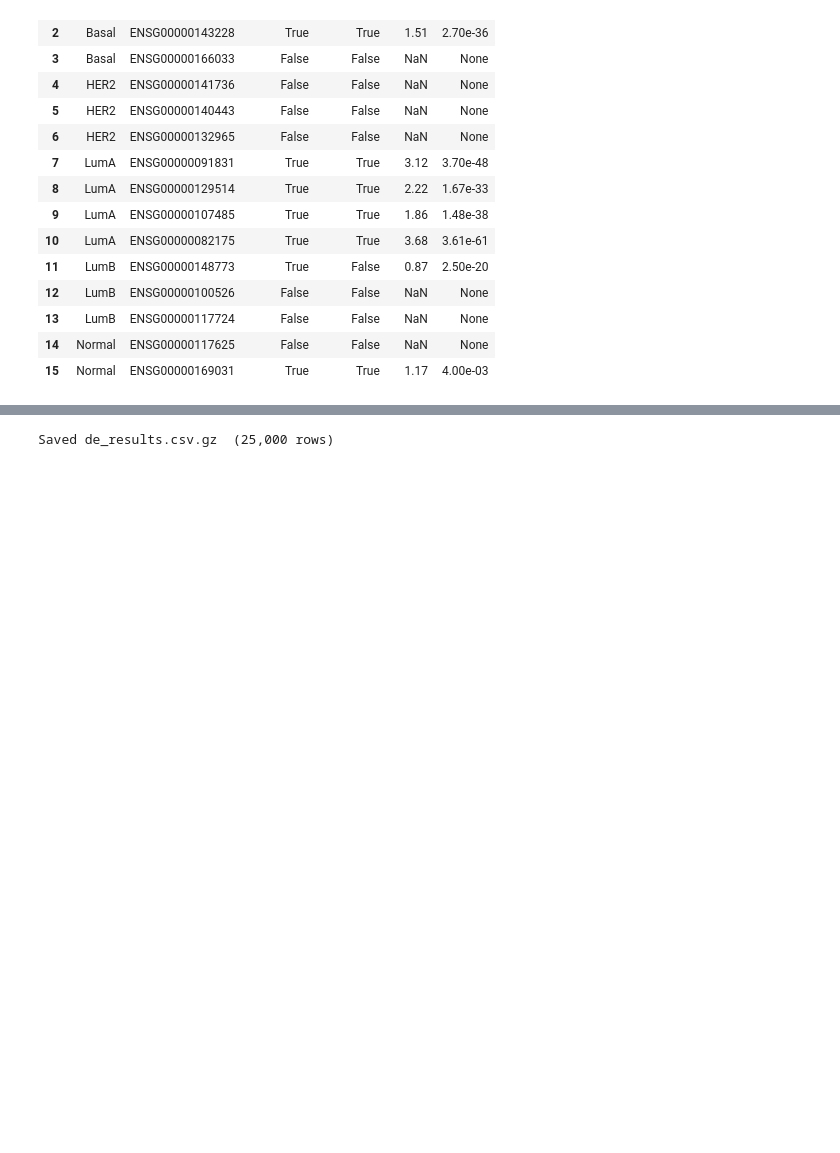
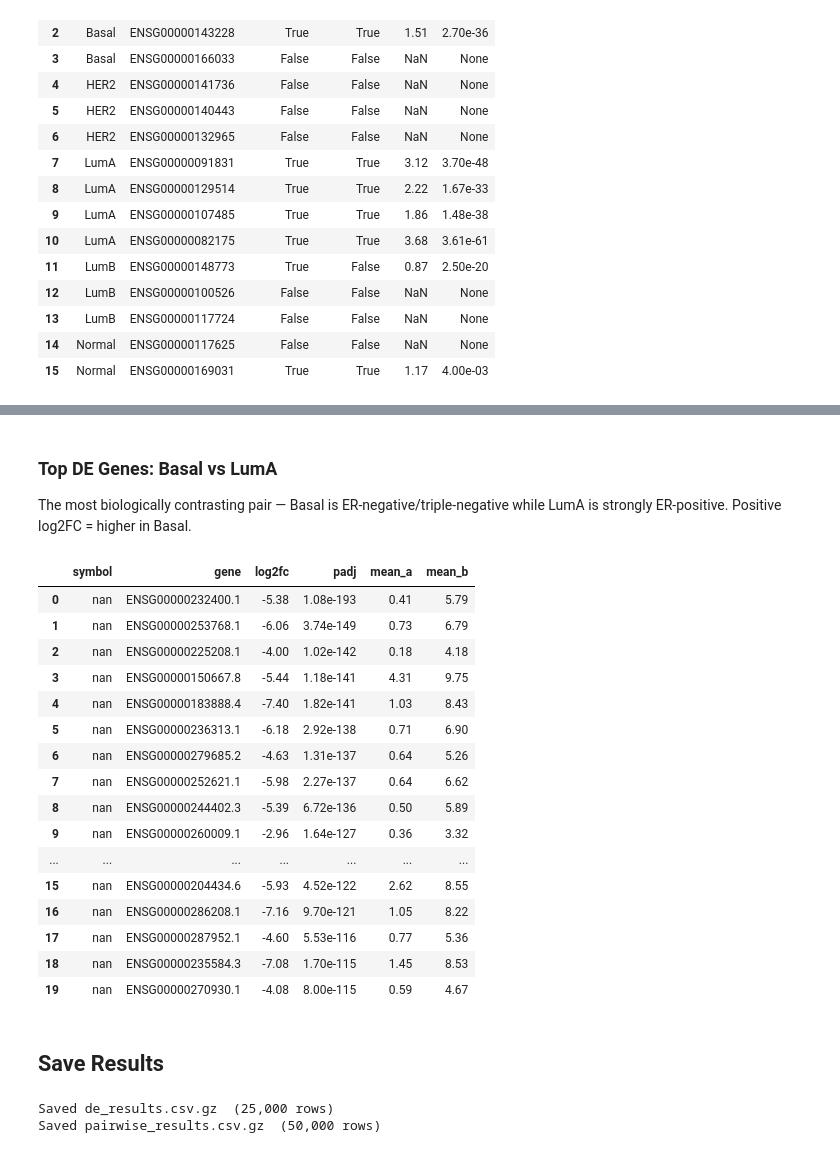
Before and after one commit to EugeneBondariev/cancer-genomics-ds, a Jupyter notebook: notebooks/2_differential_expression.ipynb, the cells around one changed output, grey strips where cells are left out. Drawn from its saved outputs; the diff is of its cells as text; code cells hidden in the pictures; blank space fills up the shorter version.

```diff
--- a/notebooks/2_differential_expression.ipynb
+++ b/notebooks/2_differential_expression.ipynb
@@ -200,6 +283,49 @@ Markers also significant:           7 / 8
+# %% [markdown]
+### Top DE Genes: Basal vs LumA
+
+The most biologically contrasting pair — Basal is ER-negative/triple-negative while LumA is strongly ER-positive. Positive log2FC = higher in Basal.
+# %%
+basal_luma = pairwise[(pairwise["subtype_a"] == "Basal") & (pairwise["subtype_b"] == "LumA")]
+top_basal_luma = (
+    basal_luma[basal_luma["significant"]]
+    .nsmallest(20, "padj")
+    [["symbol", "gene", "log2fc", "padj", "mean_a", "mean_b"]]
+    .reset_index(drop=True)
+)
+(
+    top_basal_luma
+    .style
+    .format({"log2fc": "{:.2f}", "padj": "{:.2e}", "mean_a": "{:.2f}", "mean_b": "{:.2f}"})
+    .background_gradient(subset="log2fc", cmap="RdBu_r", vmin=-6, vmax=6)
+)
+# %% [output]
+|  | symbol | gene | log2fc | padj | mean_a | mean_b |
+| 0 | nan | ENSG00000232400.1 | -5.38 | 1.08e-193 | 0.41 | 5.79 |
+| 1 | nan | ENSG00000253768.1 | -6.06 | 3.74e-149 | 0.73 | 6.79 |
+| 2 | nan | ENSG00000225208.1 | -4.00 | 1.02e-142 | 0.18 | 4.18 |
+| 3 | nan | ENSG00000150667.8 | -5.44 | 1.18e-141 | 4.31 | 9.75 |
+| 4 | nan | ENSG00000183888.4 | -7.40 | 1.82e-141 | 1.03 | 8.43 |
+| 5 | nan | ENSG00000236313.1 | -6.18 | 2.92e-138 | 0.71 | 6.90 |
+| 6 | nan | ENSG00000279685.2 | -4.63 | 1.31e-137 | 0.64 | 5.26 |
+| 7 | nan | ENSG00000252621.1 | -5.98 | 2.27e-137 | 0.64 | 6.62 |
+| 8 | nan | ENSG00000244402.3 | -5.39 | 6.72e-136 | 0.50 | 5.89 |
+| 9 | nan | ENSG00000260009.1 | -2.96 | 1.64e-127 | 0.36 | 3.32 |
+| ... | ... | ... | ... | ... | ... | ... |
+| 15 | nan | ENSG00000204434.6 | -5.93 | 4.52e-122 | 2.62 | 8.55 |
+| 16 | nan | ENSG00000286208.1 | -7.16 | 9.70e-121 | 1.05 | 8.22 |
+| 17 | nan | ENSG00000287952.1 | -4.60 | 5.53e-116 | 0.77 | 5.36 |
+| 18 | nan | ENSG00000235584.3 | -7.08 | 1.70e-115 | 1.45 | 8.53 |
+| 19 | nan | ENSG00000270930.1 | -4.08 | 8.00e-115 | 0.59 | 4.67 |
+# %% [markdown]
+## Save Results
 # %%
-out = interim_file(InterimFile.DE_RESULTS)
-results.drop(columns="gene_base", errors="ignore").to_csv(out, index=False)
-print(f"Saved {out.name}  ({len(results):,} rows)")
+for df, key, drop_cols in [
+    (results,  InterimFile.DE_RESULTS,       ["gene_base", "symbol"]),
+    (pairwise, InterimFile.PAIRWISE_RESULTS, ["symbol"]),
+]:
+    out = interim_file(key)
+    df.drop(columns=drop_cols, errors="ignore").to_csv(out, index=False)
+    print(f"Saved {out.name}  ({len(df):,} rows)")
 # %% [output]
 Saved de_results.csv.gz  (25,000 rows)
+Saved pairwise_results.csv.gz  (50,000 rows)
```
Also changed, not shown: parts of 9 cells of this notebook.
